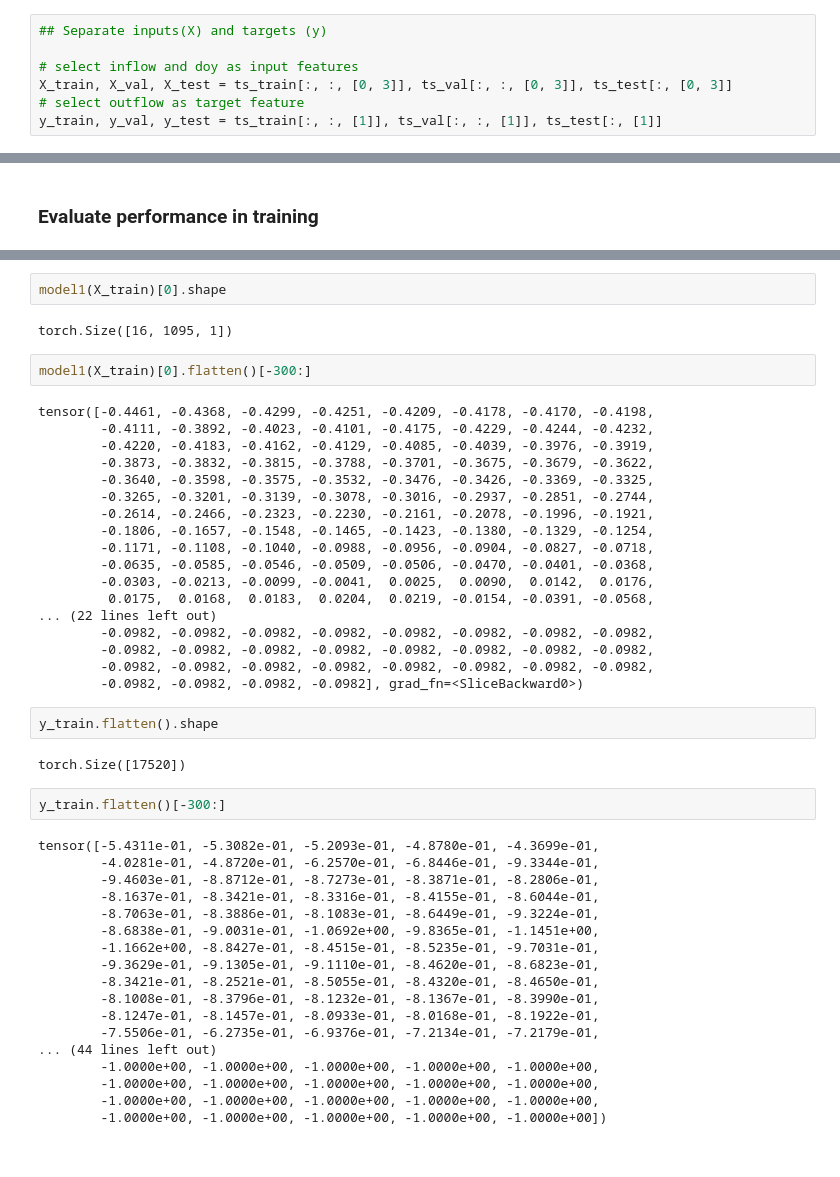
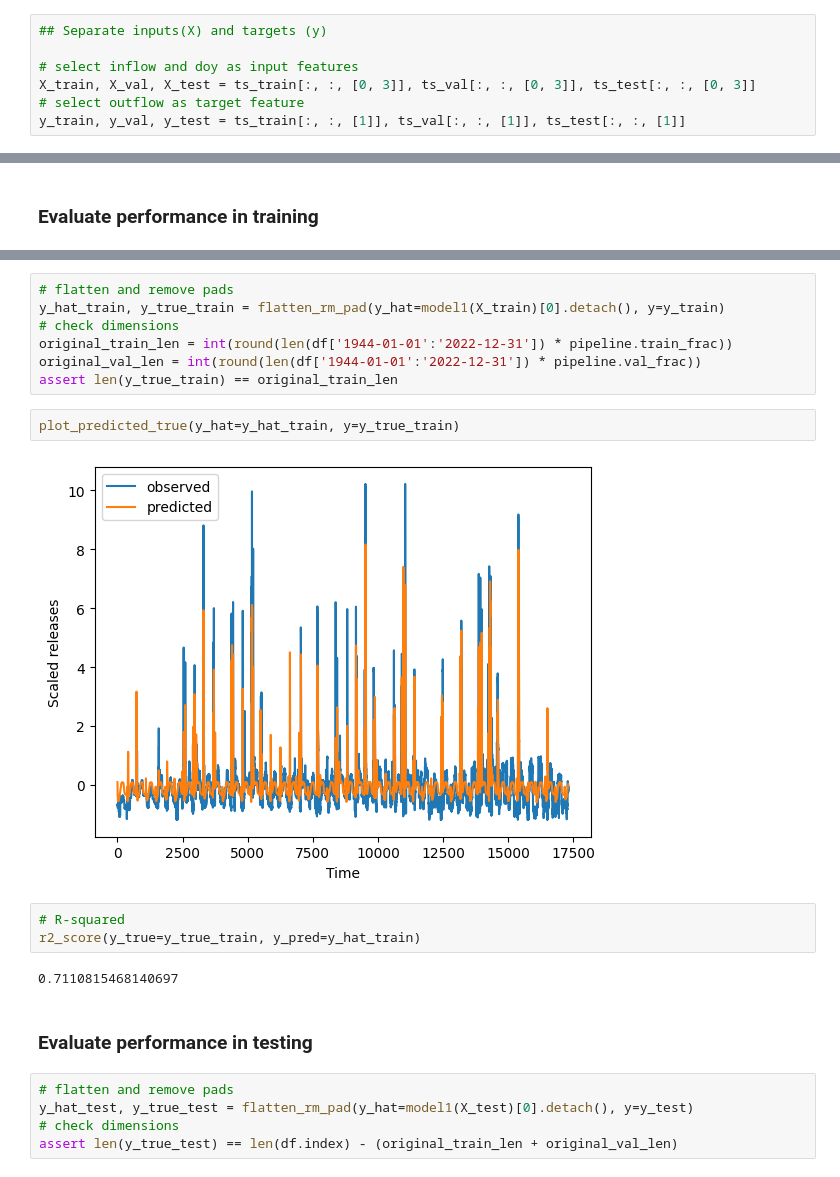
Before and after one commit to Matt2371/DL-reservoir-modeling, a Jupyter notebook: 2_model1_analysis.ipynb, the cells around one changed output, grey strips where cells are left out. Saved outputs shown, nothing was run; the diff lists cells and outputs as text.

Commit message:
Fixed bug where test set is wrong dimension

```diff
--- a/2_model1_analysis.ipynb
+++ b/2_model1_analysis.ipynb
@@ -32,6 +32,6 @@ ts_train, ts_val, ts_test = pipeline.process_data(df)
 ## Separate inputs(X) and targets (y)
 
 # select inflow and doy as input features
-X_train, X_val, X_test = ts_train[:, :, [0, 3]], ts_val[:, :, [0, 3]], ts_test[:, [0, 3]]
+X_train, X_val, X_test = ts_train[:, :, [0, 3]], ts_val[:, :, [0, 3]], ts_test[:, :, [0, 3]]
 # select outflow as target feature
-y_train, y_val, y_test = ts_train[:, :, [1]], ts_val[:, :, [1]], ts_test[:, [1]]
+y_train, y_val, y_test = ts_train[:, :, [1]], ts_val[:, :, [1]], ts_test[:, :, [1]]
@@ -159,48 +147,23 @@ torch.Size([16, 1095, 2])
-# %%
-model1(X_train)[0].shape
-# %% [output]
-torch.Size([16, 1095, 1])
-# %%
-model1(X_train)[0].flatten()[-300:]
-# %% [output]
-tensor([-0.4461, -0.4368, -0.4299, -0.4251, -0.4209, -0.4178, -0.4170, -0.4198,
-        -0.4111, -0.3892, -0.4023, -0.4101, -0.4175, -0.4229, -0.4244, -0.4232,
-        -0.4220, -0.4183, -0.4162, -0.4129, -0.4085, -0.4039, -0.3976, -0.3919,
-        -0.3873, -0.3832, -0.3815, -0.3788, -0.3701, -0.3675, -0.3679, -0.3622,
-        -0.3640, -0.3598, -0.3575, -0.3532, -0.3476, -0.3426, -0.3369, -0.3325,
-        -0.3265, -0.3201, -0.3139, -0.3078, -0.3016, -0.2937, -0.2851, -0.2744,
-        -0.2614, -0.2466, -0.2323, -0.2230, -0.2161, -0.2078, -0.1996, -0.1921,
-        -0.1806, -0.1657, -0.1548, -0.1465, -0.1423, -0.1380, -0.1329, -0.1254,
-        -0.1171, -0.1108, -0.1040, -0.0988, -0.0956, -0.0904, -0.0827, -0.0718,
-        -0.0635, -0.0585, -0.0546, -0.0509, -0.0506, -0.0470, -0.0401, -0.0368,
-        -0.0303, -0.0213, -0.0099, -0.0041,  0.0025,  0.0090,  0.0142,  0.0176,
-         0.0175,  0.0168,  0.0183,  0.0204,  0.0219, -0.0154, -0.0391, -0.0568,
-... (22 lines left out)
-        -0.0982, -0.0982, -0.0982, -0.0982, -0.0982, -0.0982, -0.0982, -0.0982,
-        -0.0982, -0.0982, -0.0982, -0.0982, -0.0982, -0.0982, -0.0982, -0.0982,
-        -0.0982, -0.0982, -0.0982, -0.0982, -0.0982, -0.0982, -0.0982, -0.0982,
-        -0.0982, -0.0982, -0.0982, -0.0982], grad_fn=<SliceBackward0>)
-# %%
-y_train.flatten().shape
-# %% [output]
-torch.Size([17520])
-# %%
-y_train.flatten()[-300:]
-# %% [output]
-tensor([-5.4311e-01, -5.3082e-01, -5.2093e-01, -4.8780e-01, -4.3699e-01,
-        -4.0281e-01, -4.8720e-01, -6.2570e-01, -6.8446e-01, -9.3344e-01,
-        -9.4603e-01, -8.8712e-01, -8.7273e-01, -8.3871e-01, -8.2806e-01,
-        -8.1637e-01, -8.3421e-01, -8.3316e-01, -8.4155e-01, -8.6044e-01,
-        -8.7063e-01, -8.3886e-01, -8.1083e-01, -8.6449e-01, -9.3224e-01,
-        -8.6838e-01, -9.0031e-01, -1.0692e+00, -9.8365e-01, -1.1451e+00,
-        -1.1662e+00, -8.8427e-01, -8.4515e-01, -8.5235e-01, -9.7031e-01,
-        -9.3629e-01, -9.1305e-01, -9.1110e-01, -8.4620e-01, -8.6823e-01,
-        -8.3421e-01, -8.2521e-01, -8.5055e-01, -8.4320e-01, -8.4650e-01,
-        -8.1008e-01, -8.3796e-01, -8.1232e-01, -8.1367e-01, -8.3990e-01,
-        -8.1247e-01, -8.1457e-01, -8.0933e-01, -8.0168e-01, -8.1922e-01,
-        -7.5506e-01, -6.2735e-01, -6.9376e-01, -7.2134e-01, -7.2179e-01,
-... (44 lines left out)
-        -1.0000e+00, -1.0000e+00, -1.0000e+00, -1.0000e+00, -1.0000e+00,
-        -1.0000e+00, -1.0000e+00, -1.0000e+00, -1.0000e+00, -1.0000e+00,
-        -1.0000e+00, -1.0000e+00, -1.0000e+00, -1.0000e+00, -1.0000e+00,
-        -1.0000e+00, -1.0000e+00, -1.0000e+00, -1.0000e+00, -1.0000e+00])
+# %%
+# flatten and remove pads
+y_hat_train, y_true_train = flatten_rm_pad(y_hat=model1(X_train)[0].detach(), y=y_train)
+# check dimensions
+original_train_len = int(round(len(df['1944-01-01':'2022-12-31']) * pipeline.train_frac))
+original_val_len = int(round(len(df['1944-01-01':'2022-12-31']) * pipeline.val_frac))
+assert len(y_true_train) == original_train_len
+# %%
+plot_predicted_true(y_hat=y_hat_train, y=y_true_train)
+# %% [output]
+[figure, added]
+# %%
+# R-squared
+r2_score(y_true=y_true_train, y_pred=y_hat_train)
+# %% [output]
+0.7110815468140697
+# %% [markdown]
+### Evaluate performance in testing
+# %%
+# flatten and remove pads
+y_hat_test, y_true_test = flatten_rm_pad(y_hat=model1(X_test)[0].detach(), y=y_test)
+# check dimensions
+assert len(y_true_test) == len(df.index) - (original_train_len + original_val_len)
```
Also changed, not shown: parts of 11 cells of this notebook, 4 other files.
